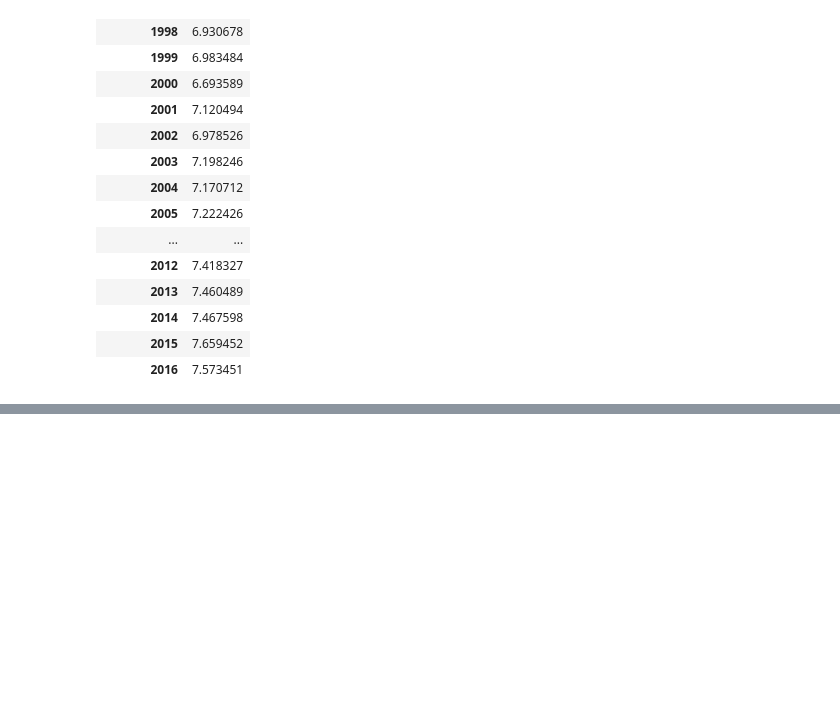
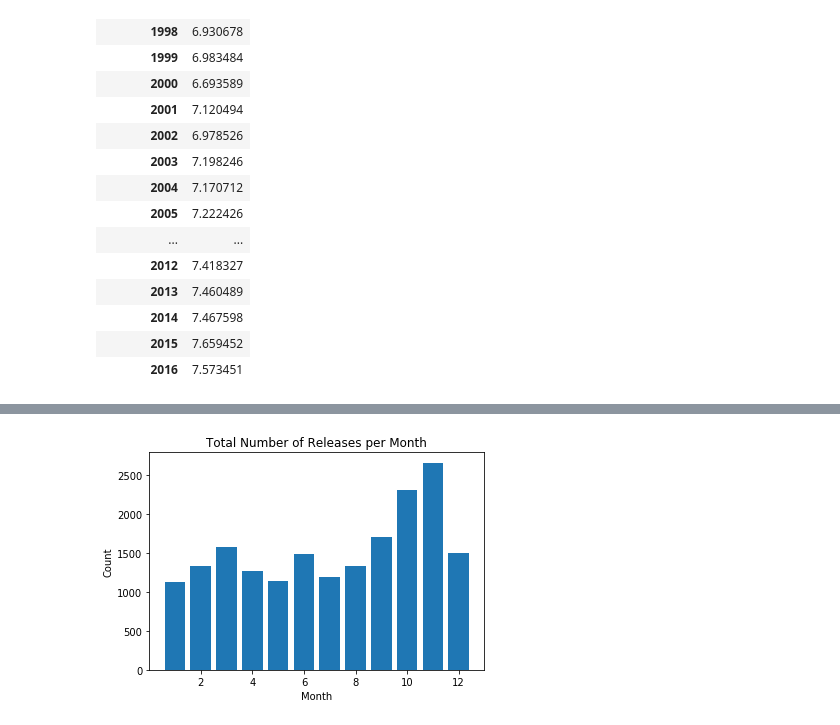
Before and after one commit to Sriramgn0/DataScience_projects, a Jupyter notebook: DS Toolkit/Day-3-Numpy-Pandas/Video Game Tutorial/Exercises.ipynb, the cells around one changed output, grey strips where cells are left out. Cells and saved outputs as stored; diff of their text form; code cells hidden in the pictures; blank space fills up the shorter version.

```diff
--- a/DS Toolkit/Day-3-Numpy-Pandas/Video Game Tutorial/Exercises.ipynb
+++ b/DS Toolkit/Day-3-Numpy-Pandas/Video Game Tutorial/Exercises.ipynb
@@ -101,0 +144,22 @@ NameError: name 'plot' is not defined
+# %%
+import pandas as pd
+import numpy as np
+import matplotlib.pyplot as plt
+
+
+
+blockbusters_df = reviews[(reviews["score_phrase"] == "Amazing") | (reviews["score_phrase"] == "Masterpiece")]
+
+blockbusters_df = reviews.groupby('release_month') \
+       .agg({'release_month':'count'}) \
+       .rename(columns={'release_month':'count'}) \
+       .reset_index()
+
+plt.bar(blockbusters_df["release_month"], blockbusters_df["count"])
+plt.ylabel("Count")
+plt.xlabel("Month")
+plt.title('Total Number of Releases per Month')
+
+plt.show()
+# %% [output]
+[figure, added]
```
Also changed, not shown: parts of 8 cells of this notebook, 2 other files.
